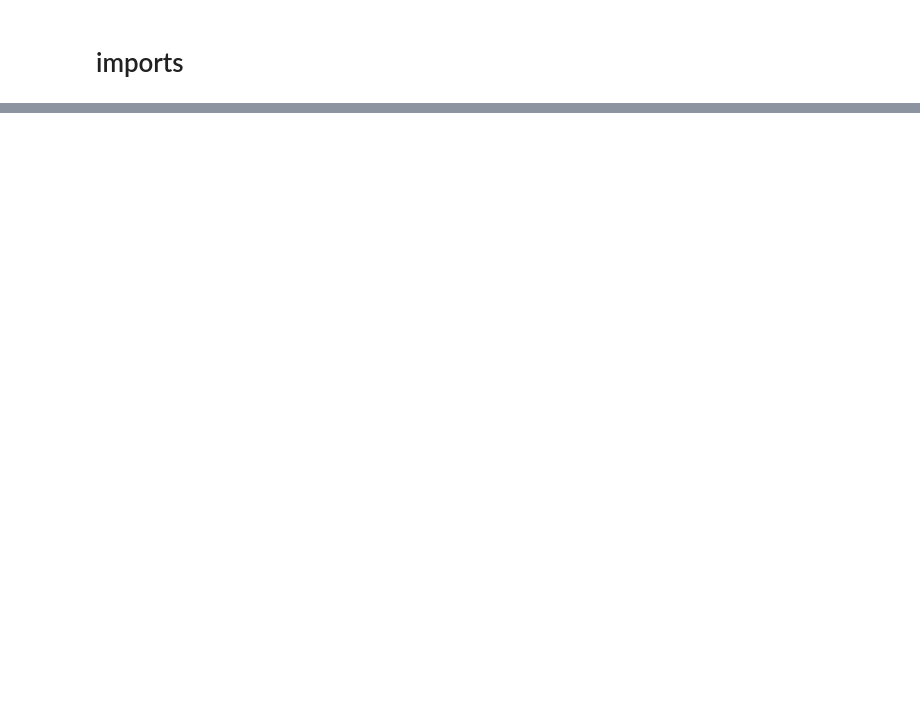
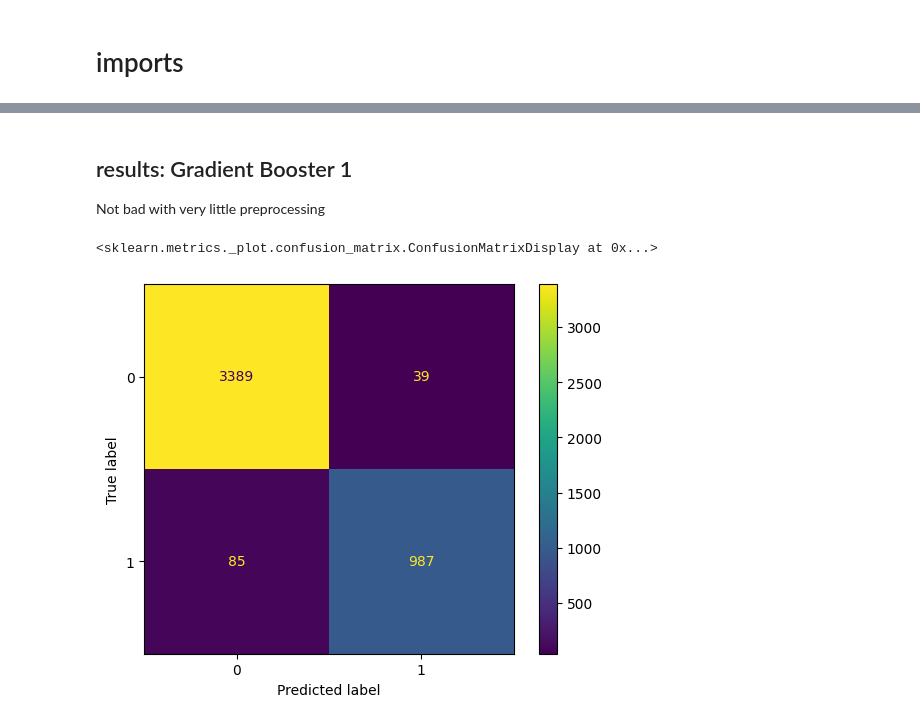
Before and after one commit to ideaguy3d/data-analytics, a Jupyter notebook: car-company/employee-retention.ipynb, the cells around one changed output, grey strips where cells are left out. Drawn from its saved outputs; the diff is of its cells as text; code cells hidden in the pictures; blank space fills up the shorter version.

Commit message:
initial gradient booster predictions

```diff
--- a/car-company/employee-retention.ipynb
+++ b/car-company/employee-retention.ipynb
@@ -7,2 +18,7 @@ import pandas as pd
 # %%
-%%time
+hr = pd.read_csv('employee_survey.csv')
+hr = hr.rename(columns={
+    'time_spend_company': 'years_with_company',
+    'Work_accident': 'work_accident',
+    'Department': 'department'
+})
@@ -17,2 +92,9 @@ import pandas as pd
+# %%
+X1 = hr.drop(columns='left')
+X1 = pd.get_dummies(X1, columns=['department', 'salary'])
+y1 = hr['left']
+
+X1_train, X1_test, y1_train, y1_test = train_test_split(X1, y1, test_size=0.3, random_state=42)
 # %%
-%%time
+m1 = GradientBoostingClassifier(random_state=42)
+m1.fit(X1_train, y1_train)
@@ -20,0 +138,13 @@ import pandas as pd
+# %%
+y1_pred = m1.predict(X1_test)
+# %% [markdown]
+## results: Gradient Booster 1
+
+Not bad with very little preprocessing
+# %%
+log_cm = confusion_matrix(y1_test, y1_pred)
+log_disp = ConfusionMatrixDisplay(confusion_matrix=log_cm, display_labels=None)
+log_disp.plot()
+# %% [output]
+<sklearn.metrics._plot.confusion_matrix.ConfusionMatrixDisplay at 0x...>
+[figure, added]
```
Also changed, not shown: parts of 11 cells of this notebook, 1 other file.
